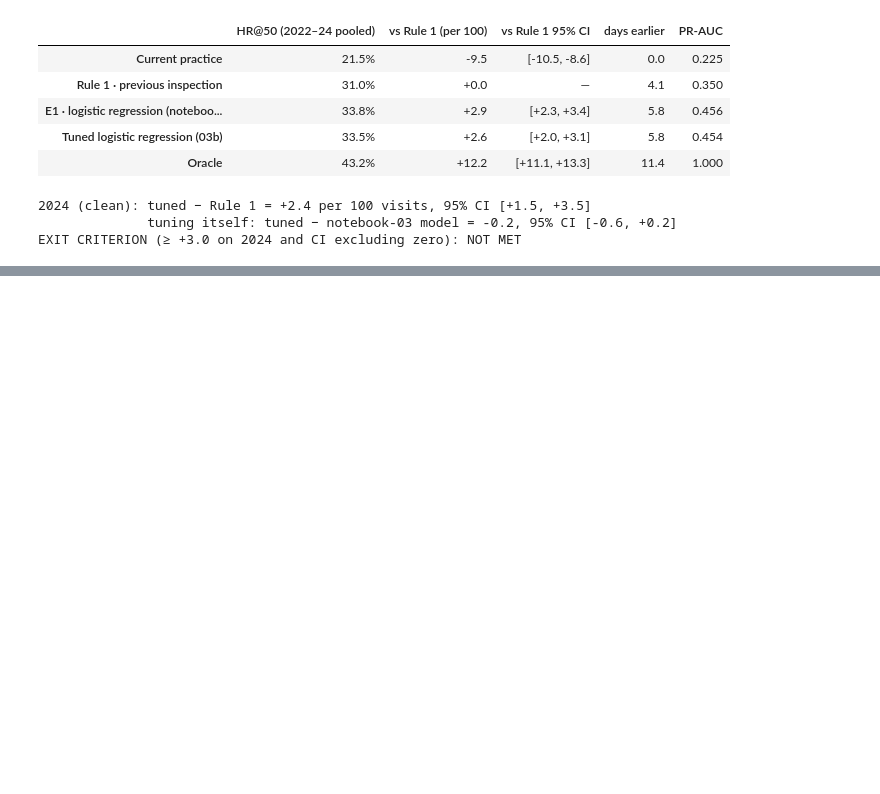
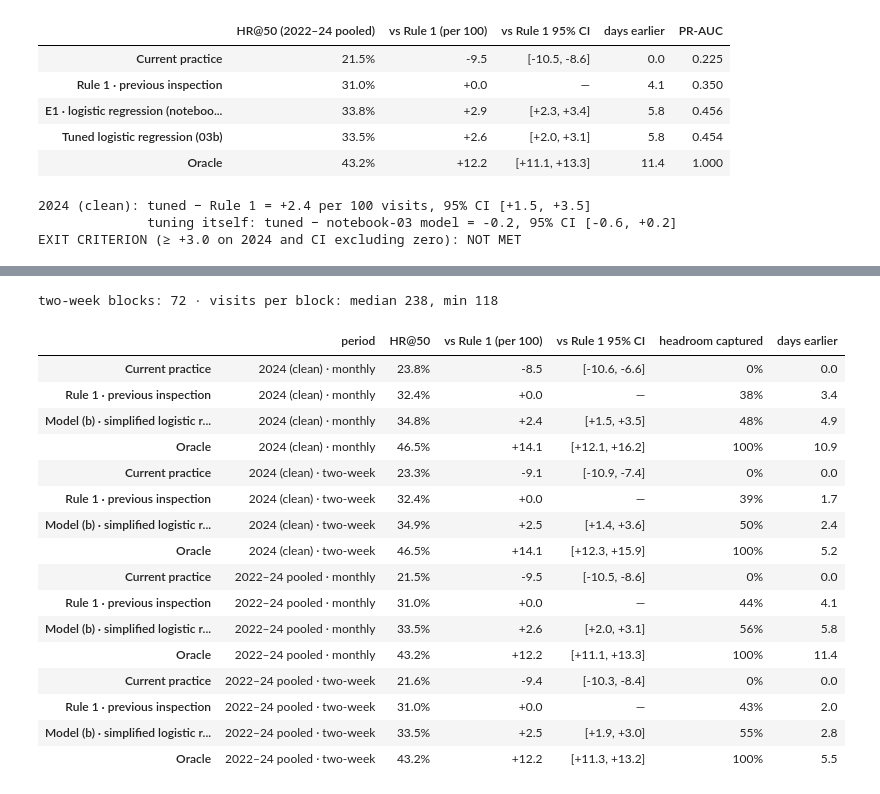
Before and after one commit to linyutian/boston-restaurant-inspections, a Jupyter notebook: notebooks/03b_tuning_round.ipynb, the cells around one changed output, grey strips where cells are left out. Drawn from its saved outputs; the diff is of its cells as text; code cells hidden in the pictures; blank space fills up the shorter version.

```diff
--- a/notebooks/03b_tuning_round.ipynb
+++ b/notebooks/03b_tuning_round.ipynb
@@ -631,0 +662,48 @@ EXIT CRITERION (≥ +3.0 on 2024 and CI excluding zero): NOT MET
+# %%
+ev['period_month'] = ev['month']
+ev['period_2wk'] = ev['month'] + np.where(ev.visit_ts.dt.day <= 15, '·a', '·b')
+blocks = ev.groupby('period_2wk').size()
+print(f'two-week blocks: {len(blocks)} · visits per block: median {blocks.median():.0f}, min {blocks.min()}')
+
+METHODS = [('actual', 'Current practice'), ('rule1', 'Rule 1 · previous inspection'),
+           ('tuned', 'Model (b) · simplified logistic regression'), ('oracle', 'Oracle')]
+
+def replay(e, period, label):
+    e = e.assign(month=e[period])                     # the metric helpers group by "month"
+    pm = {k: per_month(e, k) for k, _ in METHODS}
+    base, orc, r1 = hit_rate(pm['actual']), hit_rate(pm['oracle']), hit_rate(pm['rule1'])
+    out = {}
+    for k, name in METHODS:
+        hr = hit_rate(pm[k])
+        lo, hi = bootstrap_diff(pm[k], pm['rule1'])
+        out[name] = {'period': label, 'HR@50': hr, 'vs Rule 1 (per 100)': 100 * (hr - r1),
+                     'vs Rule 1 95% CI': '—' if k == 'rule1' else f'[{100 * lo:+.1f}, {100 * hi:+.1f}]',
+                     'headroom captured': (hr - base) / (orc - base), 'days earlier': days_earlier(e, k)}
+    return pd.DataFrame(out).T
+
+rows_out = []
+for years, ylab in [([2024], '2024 (clean)'), (ALL_FOLDS, '2022–24 pooled')]:
+    e = ev[ev.visit_ts.dt.year.isin(years)]
+    for period, plab in [('period_month', 'monthly'), ('period_2wk', 'two-week')]:
+        rows_out.append(replay(e, period, f'{ylab} · {plab}'))
+replay_table = pd.concat(rows_out)
+replay_table.style.format({'HR@50': '{:.1%}', 'vs Rule 1 (per 100)': '{:+.1f}', 'headroom captured': '{:.0%}', 'days earlier': '{:.1f}'})
+# %% [output]
+two-week blocks: 72 · visits per block: median 238, min 118
+|  | period | HR@50 | vs Rule 1 (per 100) | vs Rule 1 95% CI | headroom captured | days earlier |
+| Current practice | 2024 (clean) · monthly | 23.8% | -8.5 | [-10.6, -6.6] | 0% | 0.0 |
+| Rule 1 · previous inspection | 2024 (clean) · monthly | 32.4% | +0.0 | — | 38% | 3.4 |
+| Model (b) · simplified logistic r... | 2024 (clean) · monthly | 34.8% | +2.4 | [+1.5, +3.5] | 48% | 4.9 |
+| Oracle | 2024 (clean) · monthly | 46.5% | +14.1 | [+12.1, +16.2] | 100% | 10.9 |
+| Current practice | 2024 (clean) · two-week | 23.3% | -9.1 | [-10.9, -7.4] | 0% | 0.0 |
+| Rule 1 · previous inspection | 2024 (clean) · two-week | 32.4% | +0.0 | — | 39% | 1.7 |
+| Model (b) · simplified logistic r... | 2024 (clean) · two-week | 34.9% | +2.5 | [+1.4, +3.6] | 50% | 2.4 |
+| Oracle | 2024 (clean) · two-week | 46.5% | +14.1 | [+12.3, +15.9] | 100% | 5.2 |
+| Current practice | 2022–24 pooled · monthly | 21.5% | -9.5 | [-10.5, -8.6] | 0% | 0.0 |
+| Rule 1 · previous inspection | 2022–24 pooled · monthly | 31.0% | +0.0 | — | 44% | 4.1 |
+| Model (b) · simplified logistic r... | 2022–24 pooled · monthly | 33.5% | +2.6 | [+2.0, +3.1] | 56% | 5.8 |
+| Oracle | 2022–24 pooled · monthly | 43.2% | +12.2 | [+11.1, +13.3] | 100% | 11.4 |
+| Current practice | 2022–24 pooled · two-week | 21.6% | -9.4 | [-10.3, -8.4] | 0% | 0.0 |
+| Rule 1 · previous inspection | 2022–24 pooled · two-week | 31.0% | +0.0 | — | 43% | 2.0 |
+| Model (b) · simplified logistic r... | 2022–24 pooled · two-week | 33.5% | +2.5 | [+1.9, +3.0] | 55% | 2.8 |
+| Oracle | 2022–24 pooled · two-week | 43.2% | +12.2 | [+11.3, +13.2] | 100% | 5.5 |
```
Also changed, not shown: parts of 9 cells of this notebook, 3 other files.
